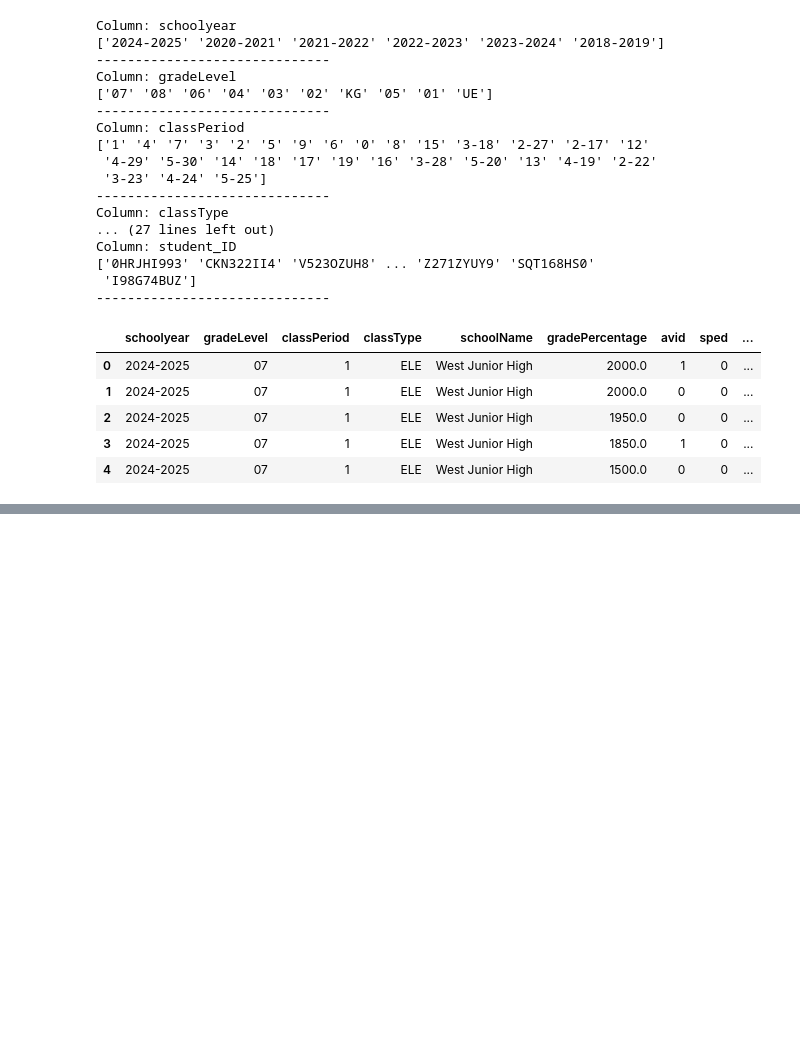
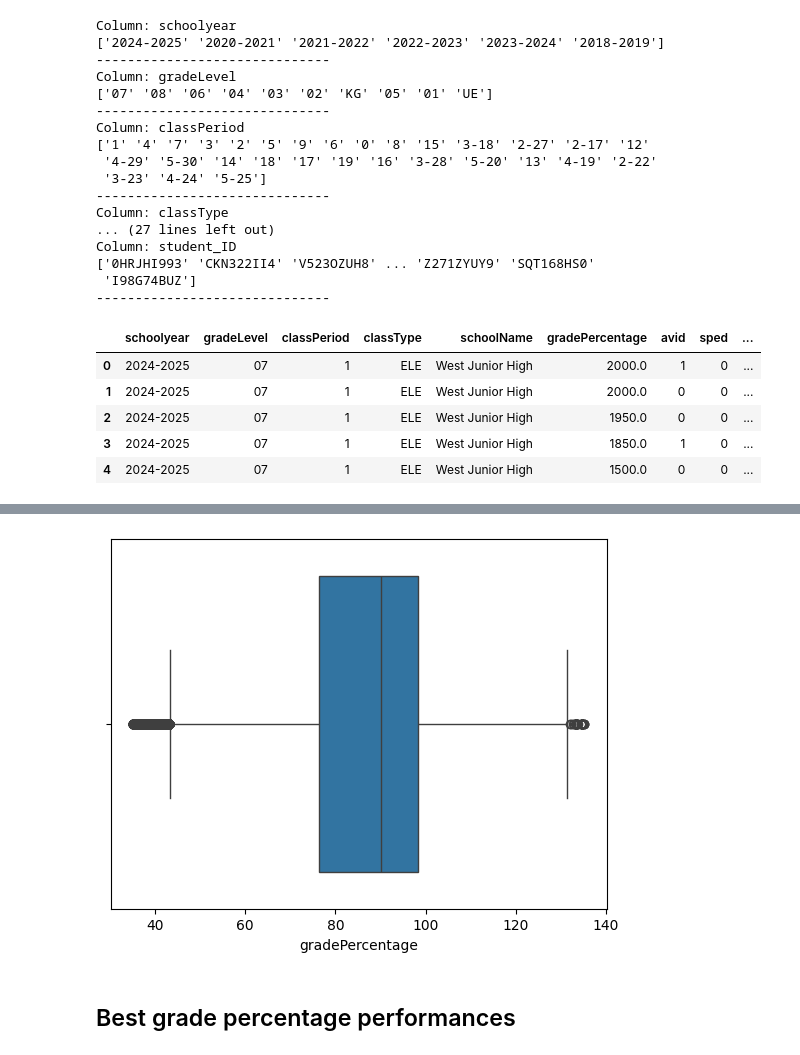
Before and after one commit to Matheus-Pombeiro/student_performance, a Jupyter notebook: student_performance.ipynb, the cells around one changed output, grey strips where cells are left out. Drawn from its saved outputs; the diff is of its cells as text; code cells hidden in the pictures; blank space fills up the shorter version.

```diff
--- a/student_performance.ipynb
+++ b/student_performance.ipynb
@@ -94,0 +146,15 @@ data.head()
+# %%
+# Finding the 1º and 3º quantiles
+Q1 = data['gradePercentage'].quantile(.25)
+Q3 = data['gradePercentage'].quantile(.75)
+
+# Calculating the interquartile range (IQR)
+IQR = Q3 - Q1
+
+# Calculating the limits
+lower_fence = Q1 - 1.5 * IQR
+upper_fence = Q3 + 1.5 * IQR
+# %%
+# Finding the outlier indices
+outlier_indices = (data['gradePercentage'] < lower_fence) | (data['gradePercentage'] > upper_fence)
+outlier_indices
@@ -94,0 +194,9 @@ data.head()
+# %%
+# Determining a dataframe with no outliers
+data = data[~outlier_indices]
+
+# Resetting the index
+data.reset_index(inplace=True)
+
+# Showing the dataframe
+data
@@ -94,0 +217,7 @@ data.head()
+# %%
+# Verifying the presence of outliers again
+sns.boxplot(x=data['gradePercentage']);
+# %% [output]
+[figure, added]
+# %% [markdown]
+## Best grade percentage performances
```
Also changed, not shown: parts of 16 cells of this notebook.
